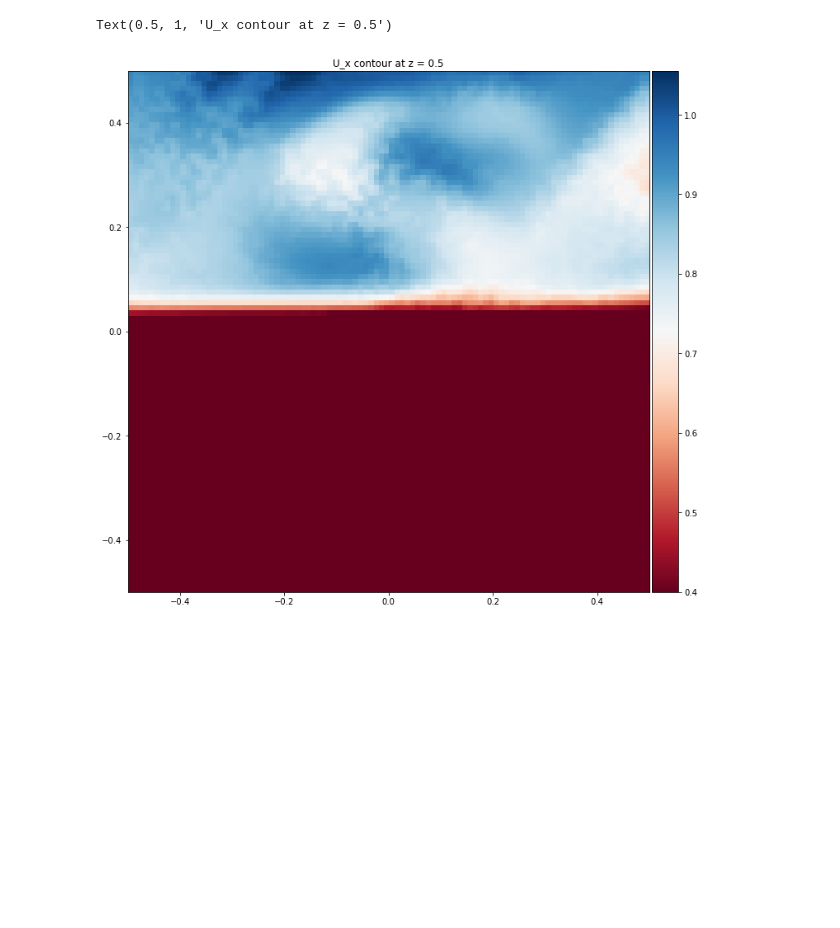
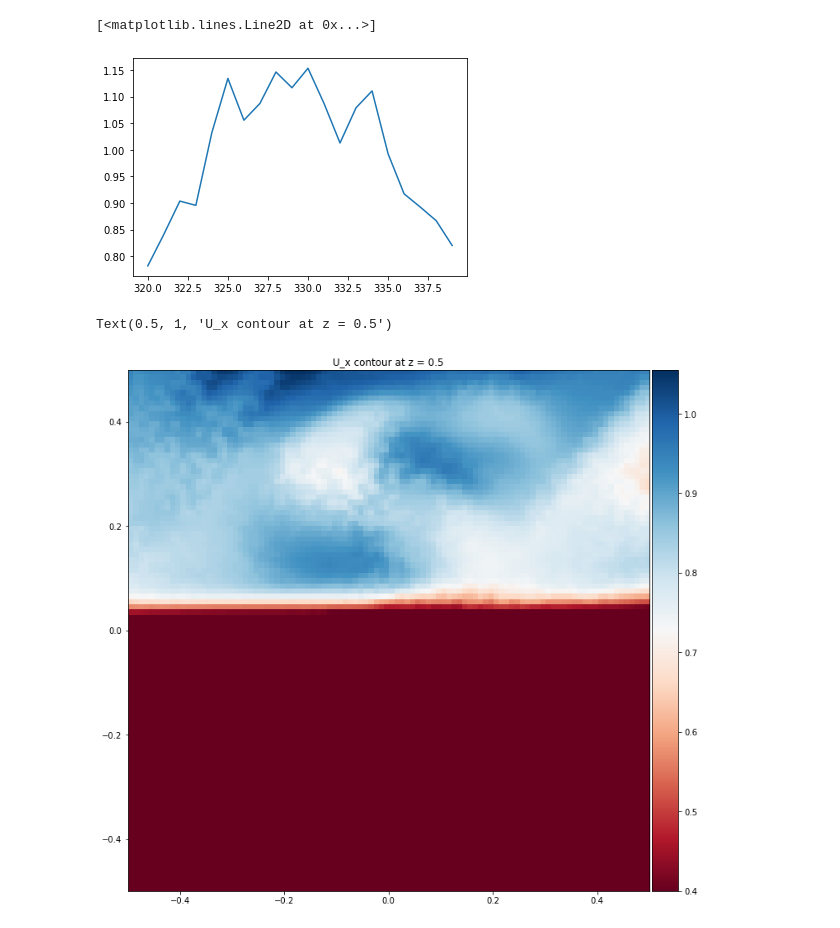
Before and after one commit to DeikeLab/jiarongw-postprocessing, a Jupyter notebook: turbulence/turbulence.ipynb, the cells around one changed output. Drawn from its saved outputs; the diff is of its cells as text; code cells hidden in the pictures; blank space fills up the shorter version.

```diff
--- a/turbulence/turbulence.ipynb
+++ b/turbulence/turbulence.ipynb
@@ -12 +59,24 @@ sys.path.append('/home/jiarong/research/postprocessing/functions/')
+# %%
+# A integral quantity u'
+def get_yset(data):
+    sample = data.drop_duplicates('y')
+    y_set = sample.loc[sample.y > 0].y
+    return y_set
+# log kinetic energy (not multiplied by volume)
+ts = np.arange(320,340)
+ke = np.zeros(len(ts))
+for i,t in enumerate(ts):
+    filename = './field_direct%g' % t
+    field = readin(filename)
+    field = field.sort_values(by = ['y'])
+    slicer = SlicingInterp(field, dimension = 3)
+    y_pos = get_yset(field)
+    ux_aver = np.zeros(len(y_pos))
+    for j, y in enumerate(y_pos):
+        ux_aver[j], ke_slice, number = slicer.average('y', y, 1e-2, 'u.x')
+        ke[i] += ke_slice
+plt.plot(ts, ke)
+# %% [output]
+[<matplotlib.lines.Line2D at 0x...>]
+[figure, added]
 # %%
```
Also changed, not shown: parts of 7 cells of this notebook, 3 other files.
